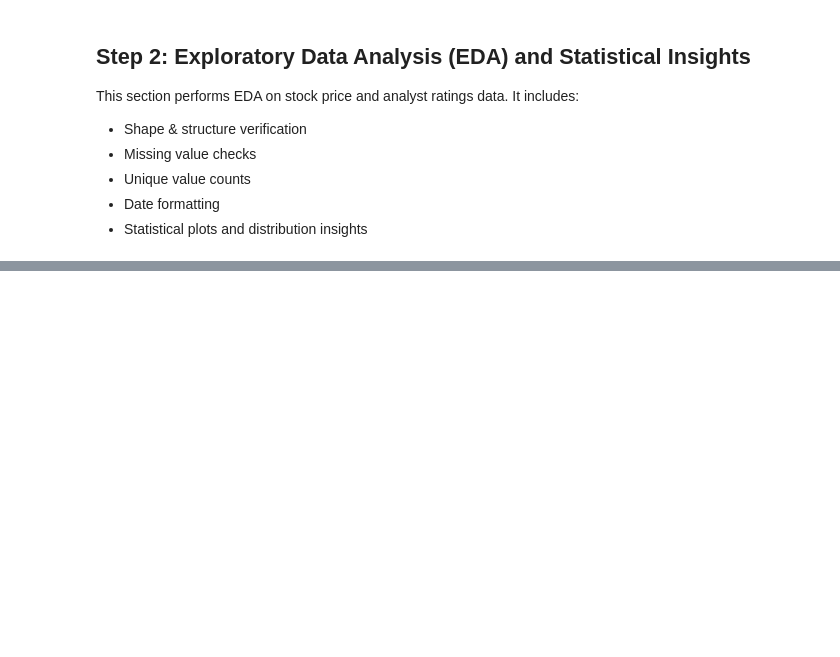
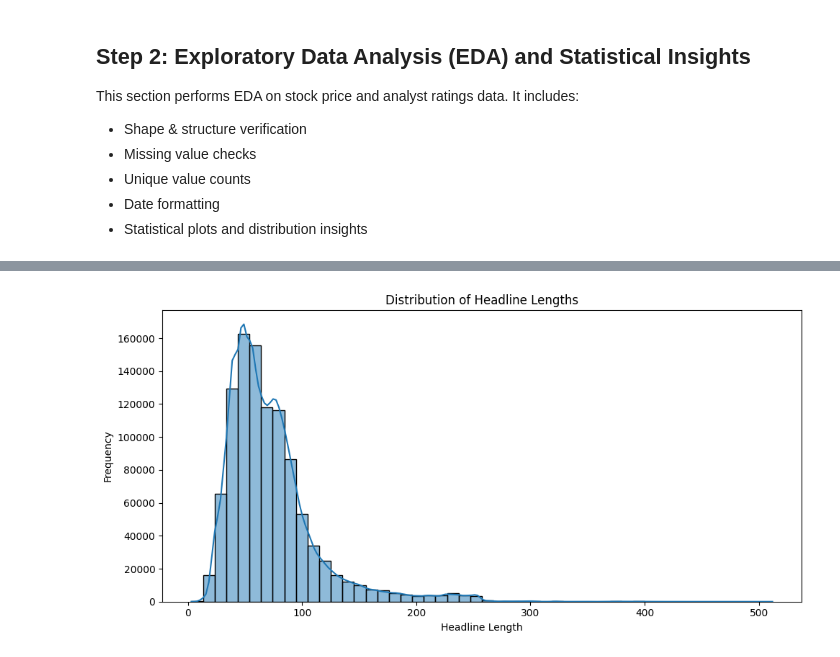
Before and after one commit to rufaeleshetu/kaim-week1-sentiment-stock-analysis, a Jupyter notebook: notebooks/task2_technical_indicators.ipynb, the cells around one changed output, grey strips where cells are left out. Drawn from its saved outputs; the diff is of its cells as text; code cells hidden in the pictures; blank space fills up the shorter version.

```diff
--- a/notebooks/task2_technical_indicators.ipynb
+++ b/notebooks/task2_technical_indicators.ipynb
@@ -222,0 +308,14 @@ This section performs EDA on stock price and analyst ratings data. It includes:
+# %%
+# Add a column for headline length
+ratings_df['headline_length'] = ratings_df['headline'].apply(len)
+
+# Plot headline length distribution
+plt.figure(figsize=(10,5))
+sns.histplot(ratings_df['headline_length'], bins=50, kde=True)
+plt.title("Distribution of Headline Lengths")
+plt.xlabel("Headline Length")
+plt.ylabel("Frequency")
+plt.tight_layout()
+plt.show()
+# %% [output]
+[figure, added]
```
Also changed, not shown: parts of 11 cells of this notebook.
